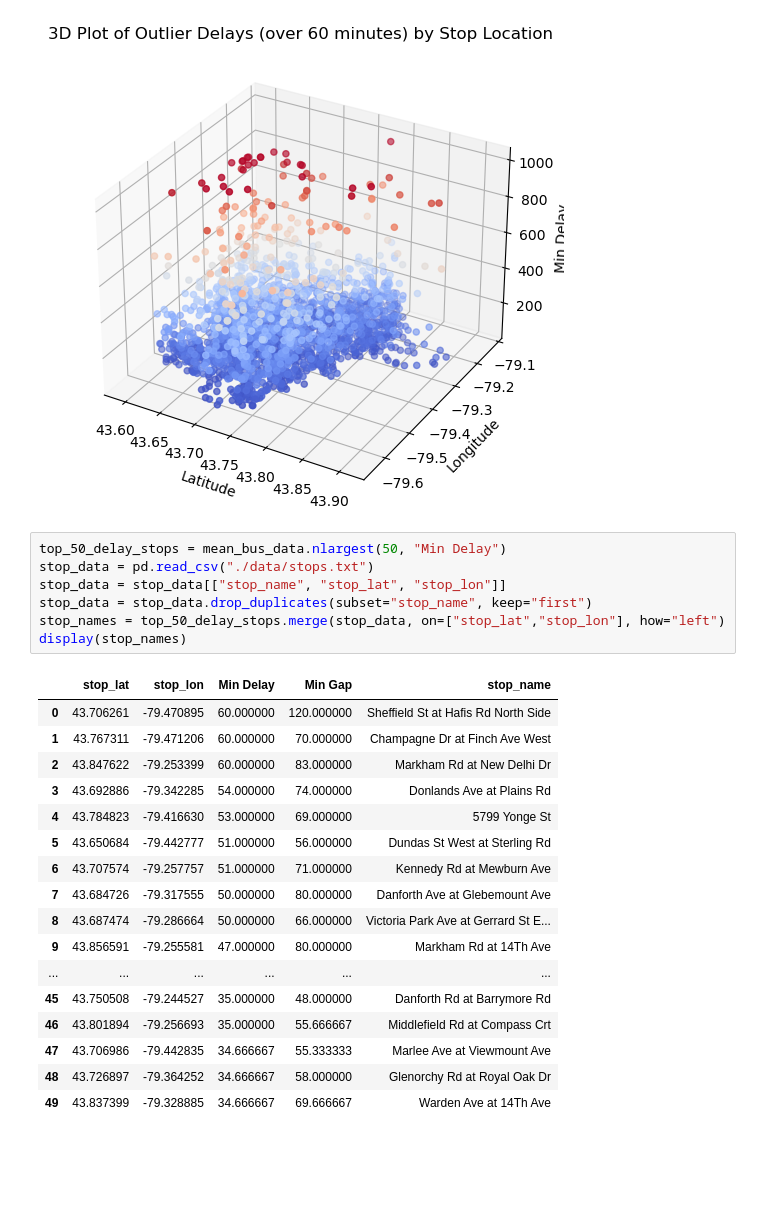
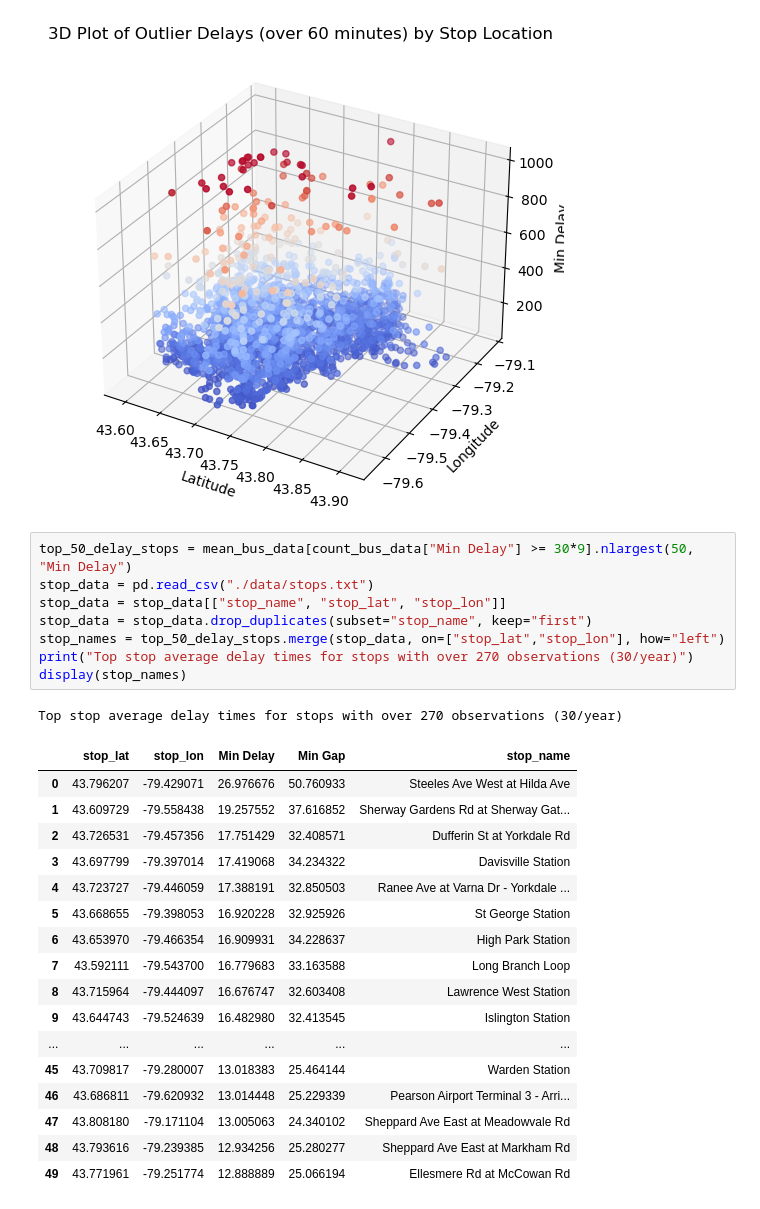
Before and after one commit to michelleyucollins/TardyTerminatorCommittee, a Jupyter notebook: bus_analysis/latlong_analysis.ipynb, the cells around one changed output. Saved outputs shown, nothing was run; the diff lists cells and outputs as text; blank space fills up the shorter version.

```diff
--- a/bus_analysis/latlong_analysis.ipynb
+++ b/bus_analysis/latlong_analysis.ipynb
@@ -228,27 +228,29 @@ ax1.set_title("3D Plot of Outlier Delays (over 60 minutes) by Stop Location")
 Text(0.5, 0.92, '3D Plot of Outlier Delays (over 60 minutes) by Stop Location')
 [figure]
 # %%
-top_50_delay_stops = mean_bus_data.nlargest(50, "Min Delay")
+top_50_delay_stops = mean_bus_data[count_bus_data["Min Delay"] >= 30*9].nlargest(50, "Min Delay")
 stop_data = pd.read_csv("./data/stops.txt")
 stop_data = stop_data[["stop_name", "stop_lat", "stop_lon"]]
 stop_data = stop_data.drop_duplicates(subset="stop_name", keep="first")
 stop_names = top_50_delay_stops.merge(stop_data, on=["stop_lat","stop_lon"], how="left")
+print("Top stop average delay times for stops with over 270 observations (30/year)")
 display(stop_names)
 # %% [output]
+Top stop average delay times for stops with over 270 observations (30/year)
 |  | stop_lat | stop_lon | Min Delay | Min Gap | stop_name |
-| 0 | 43.706261 | -79.470895 | 60.000000 | 120.000000 | Sheffield St at Hafis Rd North Side |
-| 1 | 43.767311 | -79.471206 | 60.000000 | 70.000000 | Champagne Dr at Finch Ave West |
-| 2 | 43.847622 | -79.253399 | 60.000000 | 83.000000 | Markham Rd at New Delhi Dr |
-| 3 | 43.692886 | -79.342285 | 54.000000 | 74.000000 | Donlands Ave at Plains Rd |
-| 4 | 43.784823 | -79.416630 | 53.000000 | 69.000000 | 5799 Yonge St |
-| 5 | 43.650684 | -79.442777 | 51.000000 | 56.000000 | Dundas St West at Sterling Rd |
-| 6 | 43.707574 | -79.257757 | 51.000000 | 71.000000 | Kennedy Rd at Mewburn Ave |
-| 7 | 43.684726 | -79.317555 | 50.000000 | 80.000000 | Danforth Ave at Glebemount Ave |
-| 8 | 43.687474 | -79.286664 | 50.000000 | 66.000000 | Victoria Park Ave at Gerrard St E... |
-| 9 | 43.856591 | -79.255581 | 47.000000 | 80.000000 | Markham Rd at 14Th Ave |
+| 0 | 43.796207 | -79.429071 | 26.976676 | 50.760933 | Steeles Ave West at Hilda Ave |
+| 1 | 43.609729 | -79.558438 | 19.257552 | 37.616852 | Sherway Gardens Rd at Sherway Gat... |
+| 2 | 43.726531 | -79.457356 | 17.751429 | 32.408571 | Dufferin St at Yorkdale Rd |
+| 3 | 43.697799 | -79.397014 | 17.419068 | 34.234322 | Davisville Station |
+| 4 | 43.723727 | -79.446059 | 17.388191 | 32.850503 | Ranee Ave at Varna Dr - Yorkdale ... |
+| 5 | 43.668655 | -79.398053 | 16.920228 | 32.925926 | St George Station |
+| 6 | 43.653970 | -79.466354 | 16.909931 | 34.228637 | High Park Station |
+| 7 | 43.592111 | -79.543700 | 16.779683 | 33.163588 | Long Branch Loop |
+| 8 | 43.715964 | -79.444097 | 16.676747 | 32.603408 | Lawrence West Station |
+| 9 | 43.644743 | -79.524639 | 16.482980 | 32.413545 | Islington Station |
 | ... | ... | ... | ... | ... | ... |
-| 45 | 43.750508 | -79.244527 | 35.000000 | 48.000000 | Danforth Rd at Barrymore Rd |
-| 46 | 43.801894 | -79.256693 | 35.000000 | 55.666667 | Middlefield Rd at Compass Crt |
-| 47 | 43.706986 | -79.442835 | 34.666667 | 55.333333 | Marlee Ave at Viewmount Ave |
-| 48 | 43.726897 | -79.364252 | 34.666667 | 58.000000 | Glenorchy Rd at Royal Oak Dr |
-| 49 | 43.837399 | -79.328885 | 34.666667 | 69.666667 | Warden Ave at 14Th Ave |
+| 45 | 43.709817 | -79.280007 | 13.018383 | 25.464144 | Warden Station |
+| 46 | 43.686811 | -79.620932 | 13.014448 | 25.229339 | Pearson Airport Terminal 3 - Arri... |
+| 47 | 43.808180 | -79.171104 | 13.005063 | 24.340102 | Sheppard Ave East at Meadowvale Rd |
+| 48 | 43.793616 | -79.239385 | 12.934256 | 25.280277 | Sheppard Ave East at Markham Rd |
+| 49 | 43.771961 | -79.251774 | 12.888889 | 25.066194 | Ellesmere Rd at McCowan Rd |
```
